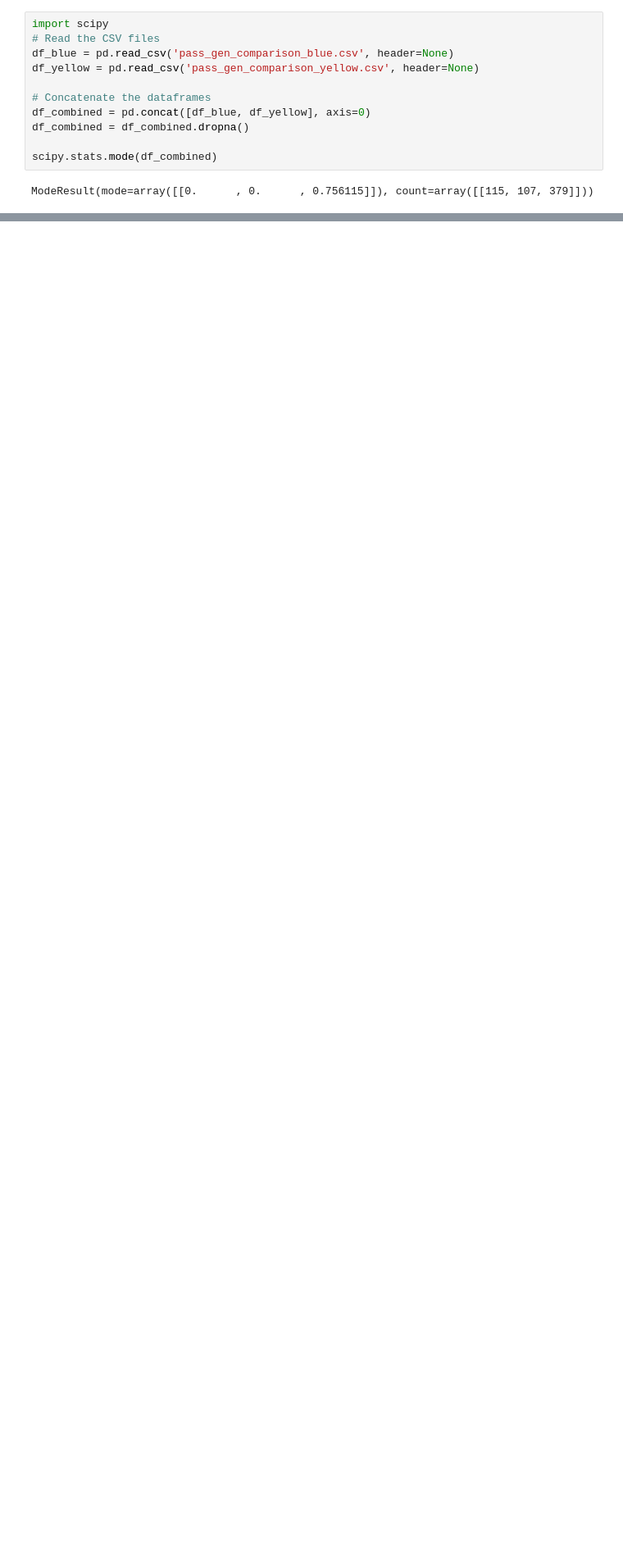
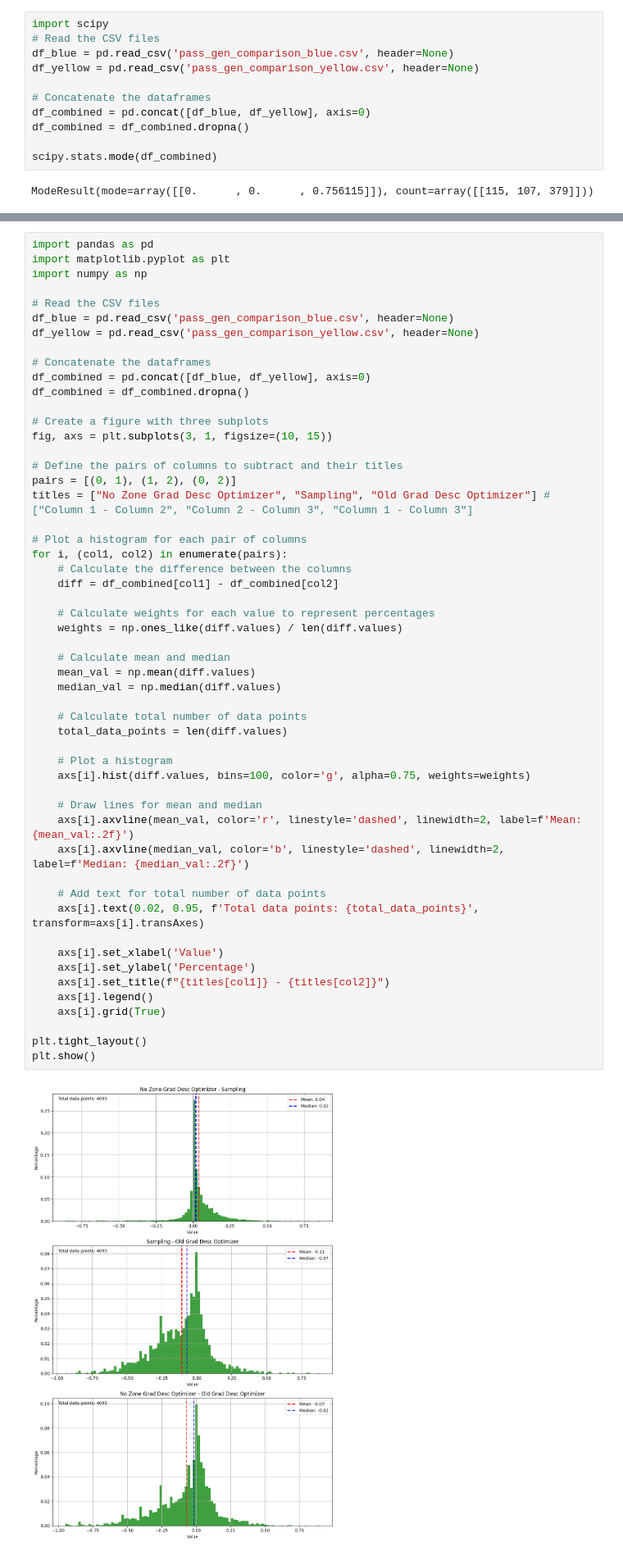
Before and after one commit to nimazareian/Software, a Jupyter notebook: src/software/pass_gen_comparison.ipynb, the cells around one changed output, grey strips where cells are left out. Shown at 82% size. Drawn from its saved outputs; the diff is of its cells as text; blank space fills up the shorter version.

```diff
--- a/src/software/pass_gen_comparison.ipynb
+++ b/src/software/pass_gen_comparison.ipynb
@@ -104,0 +119,55 @@ plt.show()
+# %%
+import pandas as pd
+import matplotlib.pyplot as plt
+import numpy as np
+
+# Read the CSV files
+df_blue = pd.read_csv('pass_gen_comparison_blue.csv', header=None)
+df_yellow = pd.read_csv('pass_gen_comparison_yellow.csv', header=None)
+
+# Concatenate the dataframes
+df_combined = pd.concat([df_blue, df_yellow], axis=0)
+df_combined = df_combined.dropna()
+
+# Create a figure with three subplots
+fig, axs = plt.subplots(3, 1, figsize=(10, 15))
+
+# Define the pairs of columns to subtract and their titles
+pairs = [(0, 1), (1, 2), (0, 2)]
+titles = ["No Zone Grad Desc Optimizer", "Sampling", "Old Grad Desc Optimizer"] # ["Column 1 - Column 2", "Column 2 - Column 3", "Column 1 - Column 3"]
+
+# Plot a histogram for each pair of columns
+for i, (col1, col2) in enumerate(pairs):
+    # Calculate the difference between the columns
+    diff = df_combined[col1] - df_combined[col2]
+
+    # Calculate weights for each value to represent percentages
+    weights = np.ones_like(diff.values) / len(diff.values)
+
+    # Calculate mean and median
+    mean_val = np.mean(diff.values)
+    median_val = np.median(diff.values)
+
+    # Calculate total number of data points
+    total_data_points = len(diff.values)
+
+    # Plot a histogram
+    axs[i].hist(diff.values, bins=100, color='g', alpha=0.75, weights=weights)
+
+    # Draw lines for mean and median
+    axs[i].axvline(mean_val, color='r', linestyle='dashed', linewidth=2, label=f'Mean: {mean_val:.2f}')
+    axs[i].axvline(median_val, color='b', linestyle='dashed', linewidth=2, label=f'Median: {median_val:.2f}')
+
+    # Add text for total number of data points
+    axs[i].text(0.02, 0.95, f'Total data points: {total_data_points}', transform=axs[i].transAxes)
+
+    axs[i].set_xlabel('Value')
+    axs[i].set_ylabel('Percentage')
+    axs[i].set_title(f"{titles[col1]} - {titles[col2]}")
+    axs[i].legend()
+    axs[i].grid(True)
+
+plt.tight_layout()
+plt.show()
+# %% [output]
+[figure, added]
```
Also changed, not shown: parts of 2 cells of this notebook, 5 other files.
